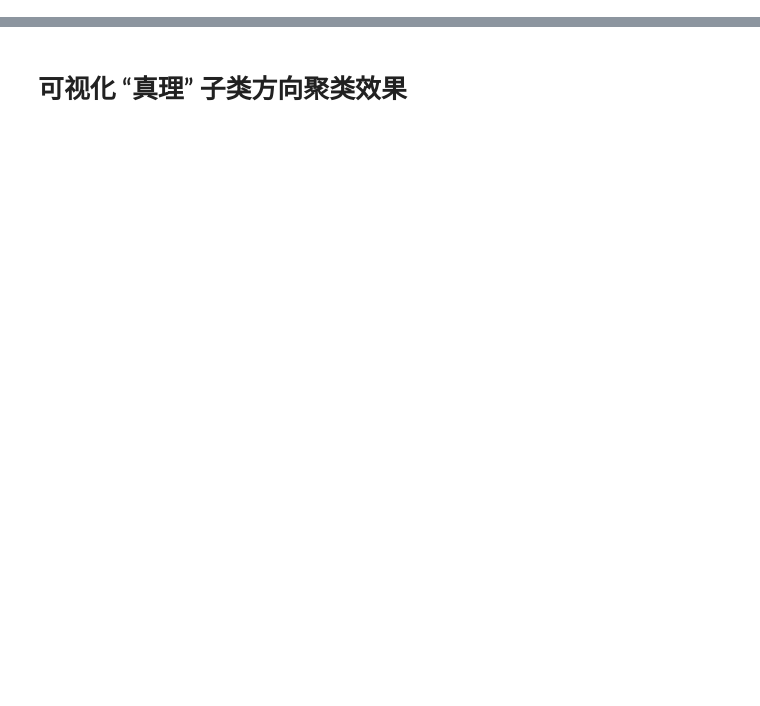
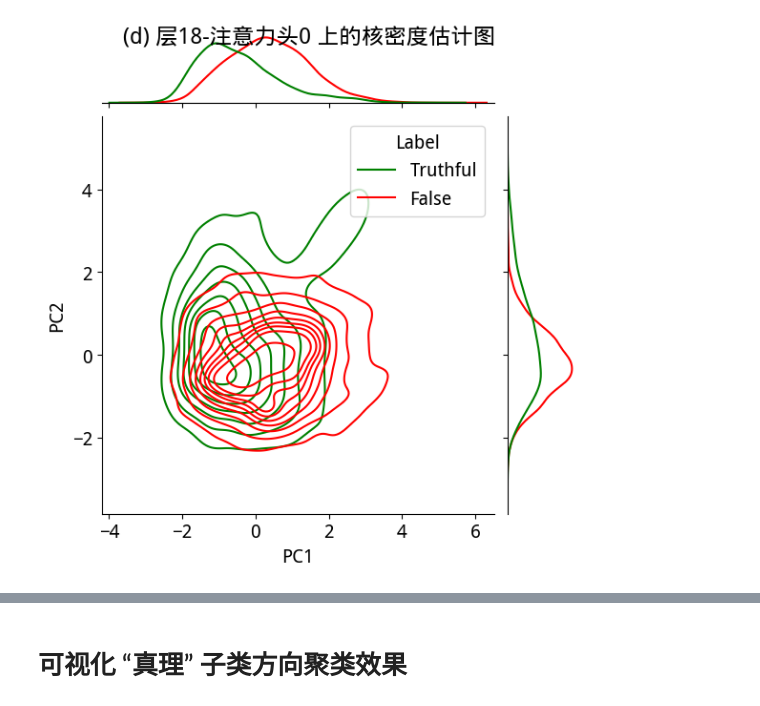
Before and after one commit to XianfengJiao/honest_llm, a Jupyter notebook: visualization/vis_activations_cls.ipynb, the cells around one changed output, grey strips where cells are left out. Saved outputs shown, nothing was run; the diff lists cells and outputs as text; code cells hidden in the pictures; blank space fills up the shorter version.

```diff
--- a/visualization/vis_activations_cls.ipynb
+++ b/visualization/vis_activations_cls.ipynb
@@ -161,0 +219,4 @@ def plot_direction_dist(directions, categories):
+# %%
+plot_kde(activation_head_wise, activation_labels, 18, 0)
+# %% [output]
+[figure, added]
```
Also changed, not shown: parts of 13 cells of this notebook, 6 other files.
